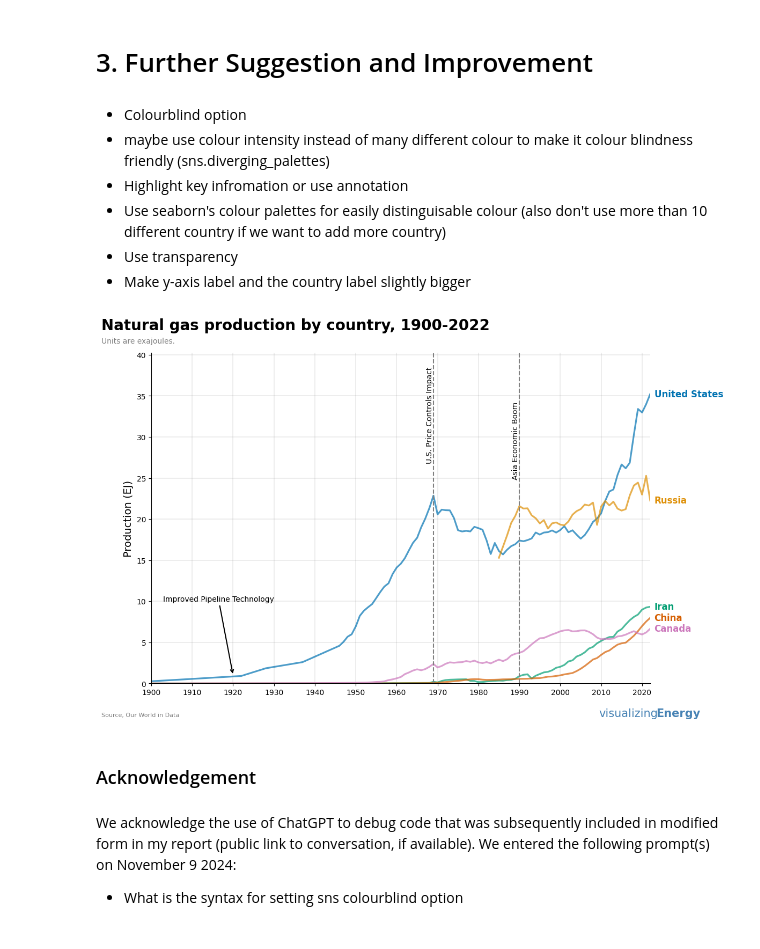
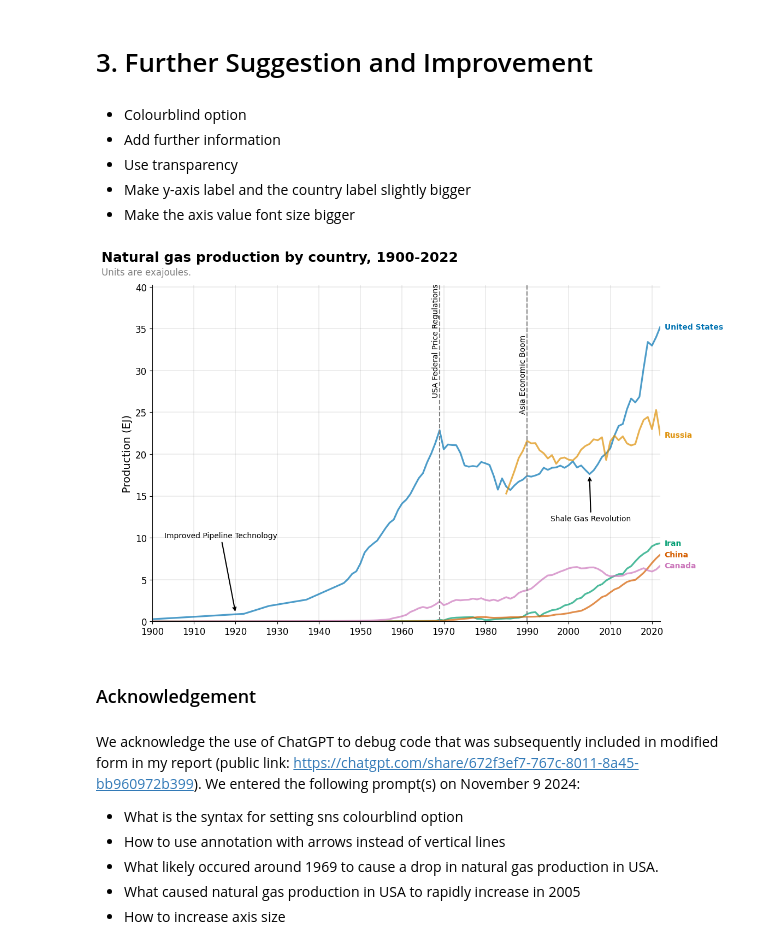
Before and after one commit to chanopsethiwan/NaturalGasVisualisation, a Jupyter notebook: src/data_analysis.ipynb, the cells around one changed output. Drawn from its saved outputs; the diff is of its cells as text; code cells hidden in the pictures.

Commit message:
finish the visualisation

```diff
--- a/src/data_analysis.ipynb
+++ b/src/data_analysis.ipynb
@@ -168,13 +168,12 @@ plt.show()
 [figure]
 # %% [markdown]
 # 3. Further Suggestion and Improvement
-# %% [markdown]
-* Colourblind option
-* maybe use colour intensity instead of many different colour to make it colour blindness friendly (sns.diverging_palettes)
-* Highlight key infromation or use annotation
-* Use seaborn's colour palettes for easily distinguisable colour (also don't use more than 10 different country if we want to add more country)
-* Use transparency
-* Make y-axis label and the country label slightly bigger
+# %% [markdown]
+* Colourblind option
+* Add further information
+* Use transparency
+* Make y-axis label and the country label slightly bigger
+* Make the axis value font size bigger
 # %%
 import seaborn as sns
 import matplotlib.pyplot as plt
@@ -188,18 +187,18 @@ plt.figure(figsize=(12, 8))
 ax = sns.lineplot(data=df_pivot, x='year', y='Production (EJ)', hue='country', linewidth=2.3, alpha=0.7)
 ax.spines['top'].set_visible(False)
 ax.spines['right'].set_visible(False)
-plt.yticks(range(0, 45, 5))
-plt.xticks(range(1900, 2030, 10))
+plt.yticks(range(0, 45, 5), fontsize=12)
+plt.xticks(range(1900, 2030, 10), fontsize=12)
 
 # Gridlines for readability
 plt.grid(True, axis='both', color='grey', linestyle='-', linewidth=0.2)
 
 # Titles and sources
-plt.text(x=-0.1, y=1.07, s="Natural gas production by country, 1900-2022", fontsize=20, ha="left", weight="bold", transform=plt.gca().transAxes)
-plt.text(x=-0.1, y=1.03, s="Units are exajoules.", fontsize=10, ha="left", color="gray", transform=plt.gca().transAxes)
-plt.text(x=-0.1, y=-0.1, s="Source, Our World in Data", fontsize=8, ha="left", color="gray", transform=plt.gca().transAxes)
-plt.text(x=1.015, y=-0.1, s="visualizing", fontsize=15, ha="right", color="steelblue", transform=plt.gca().transAxes)
-plt.text(x=1.1, y=-0.1, s="Energy", fontsize=15, ha="right", color="steelblue", weight="bold", transform=plt.gca().transAxes)
+plt.text(x=-0.1, y=1.07, s="Natural gas production by country, 1900-2022", fontsize=18, ha="left", weight="bold", transform=plt.gca().transAxes)
+plt.text(x=-0.1, y=1.03, s="Units are exajoules.", fontsize=12, ha="left", color="gray", transform=plt.gca().transAxes)
+# plt.text(x=-0.1, y=-0.1, s="Source, Our World in Data", fontsize=8, ha="left", color="gray", transform=plt.gca().transAxes)
+# plt.text(x=1.015, y=-0.1, s="visualizing", fontsize=15, ha="right", color="steelblue", transform=plt.gca().transAxes)
+# plt.text(x=1.1, y=-0.1, s="Energy", fontsize=15, ha="right", color="steelblue", weight="bold", transform=plt.gca().transAxes)
 
 # Set larger y-axis label
 ax.set_ylabel('Production (EJ)', fontsize=14)
@@ -215,38 +214,51 @@ for i, country in enumerate(unique_countries):
     country_label = country.replace('_', ' ').title()
     plt.text(
         last_data['year'] + 1, last_data['Production (EJ)'], f"{country_label}",
-        color=colorblind_palette[i], va='center', fontweight='bold', fontsize=12
+        color=colorblind_palette[i], va='center', fontweight='bold', fontsize=10
     )
 
 price_control_year = 1969
 plt.axvline(price_control_year, color="gray", linestyle='--')
-plt.text(x=price_control_year, y=27, s="U.S. Price Controls Impact", fontsize=10, ha="right", color="black", rotation="vertical")
+plt.text(x=price_control_year, y=27, s="USA Federal Price Regulations", fontsize=10, ha="right", color="black", rotation="vertical")
 
 # Adding an arrow for "Improved Pipeline Technology"
 ax.annotate(
     "Improved Pipeline Technology",
     xy=(1920, 1),  # Pointing to the blue line at around year 1920
     xytext=(1930, 10),  # Position of the text label
+    fontsize=10,
+    ha="right",
+    arrowprops=dict(arrowstyle="->", color="black", lw=1.5)
+)
+
+ax.annotate(
+    "Shale Gas Revolution",
+    xy=(2005, 17.5),  # Pointing to the blue line at around year 1920
+    xytext=(2015, 12),  # Position of the text label
     fontsize=10,
     ha="right",
     arrowprops=dict(arrowstyle="->", color="black", lw=1.5)
 )
 
 # Adding the Asia Economic Boom line
 plt.axvline(1990, color="gray", linestyle='--')
 plt.text(x=1990, y=25, s="Asia Economic Boom", fontsize=10, ha="right", color="black", rotation="vertical")
 
 # Set x and y limits
 plt.xlim(1900, df_pivot['year'].max())
 plt.ylim(0, df_pivot['Production (EJ)'].max() + 5)
 ax.set_xlabel('')
 
 # Show the plot
 plt.show()
 # %% [output]
-[figure, old version]
+[figure, new version]
 # %% [markdown]
 ### Acknowledgement
 # %% [markdown]
-We acknowledge the use of ChatGPT to debug code that was subsequently included in modified form in my report (public link to conversation, if available). We entered the following prompt(s) on November 9 2024:
+We acknowledge the use of ChatGPT to debug code that was subsequently included in modified form in my report (public link: https://chatgpt.com/share/672f3ef7-767c-8011-8a45-bb960972b399). We entered the following prompt(s) on November 9 2024:
 * What is the syntax for setting sns colourblind option
+* How to use annotation with arrows instead of vertical lines
+* What likely occured around 1969 to cause a drop in natural gas production in USA.
+* What caused natural gas production in USA to rapidly increase in 2005
+* How to increase axis size
```
Also changed, not shown: parts of 1 cell of this notebook.
